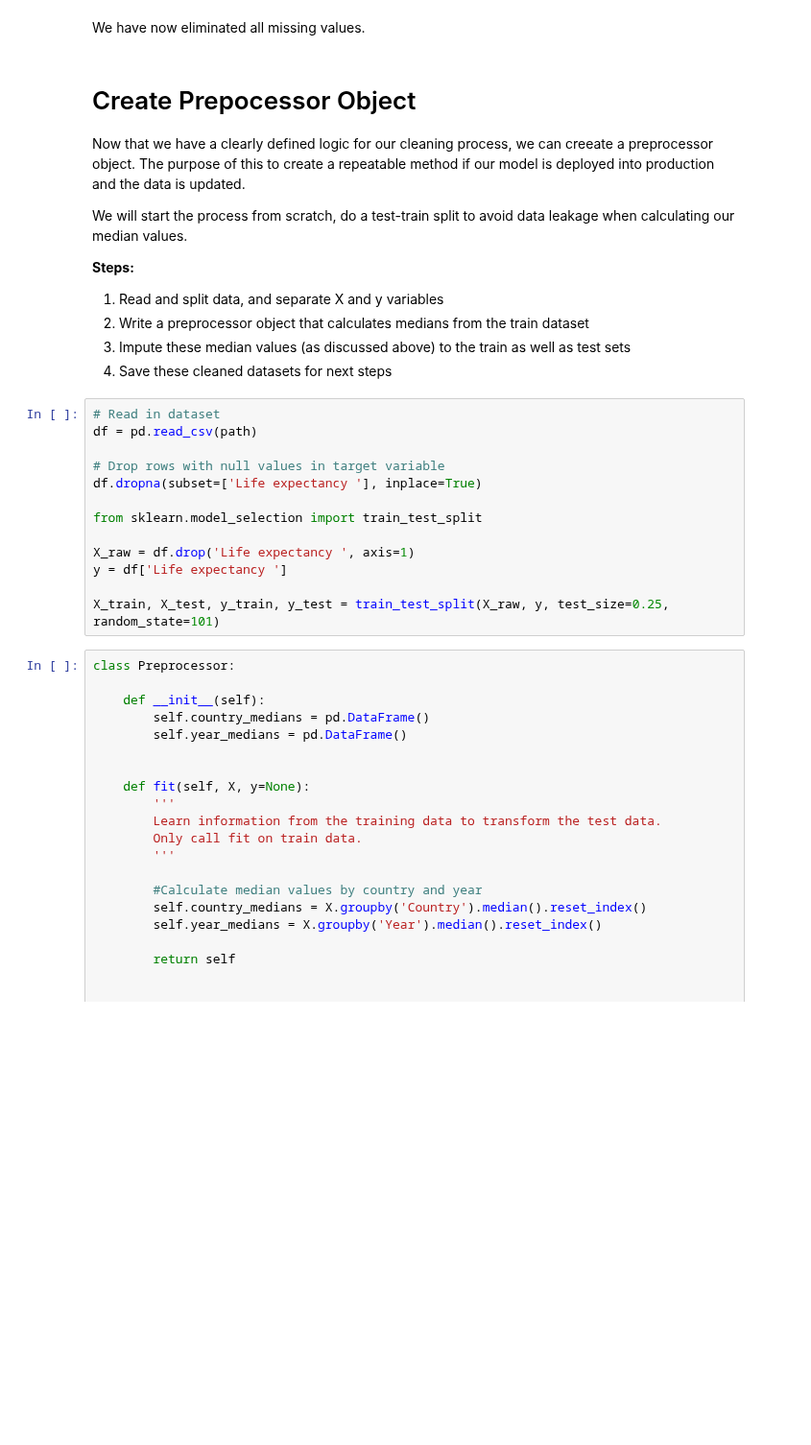
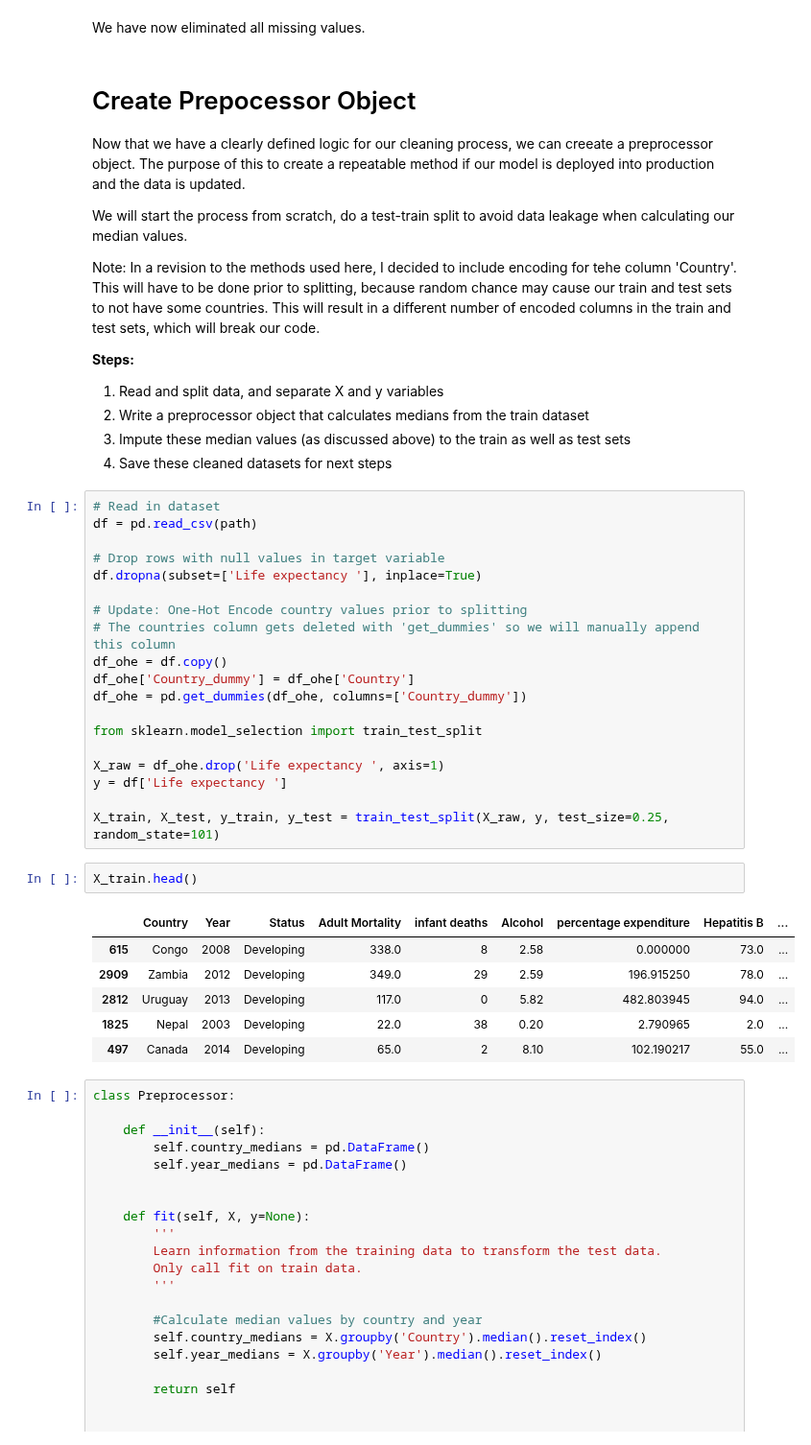
Before and after one commit to s-mushnoori/life-expectancy, a Jupyter notebook: Notebooks/1_cleaning.ipynb, the cells around one changed output. Shown at 96% size. Drawn from its saved outputs; the diff is of its cells as text; blank space fills up the shorter version.

Commit message:
Modified notebooks with encoding for country column

```diff
--- a/Notebooks/1_cleaning.ipynb
+++ b/Notebooks/1_cleaning.ipynb
@@ -254,6 +254,8 @@ Now that we have a clearly defined logic for our cleaning process, we can creeat
 
 We will start the process from scratch, do a test-train split to avoid data leakage when calculating our median values.
 
+Note: In a revision to the methods used here, I decided to include encoding for tehe column 'Country'. This will have to be done  prior to splitting, because random chance may cause our train and test sets to not have some countries. This will result in a different number of encoded columns in the train and test sets, which will break our code.
+
 **Steps:**
 
 1. Read and split data, and separate X and y variables
@@ -267,12 +269,27 @@ df = pd.read_csv(path)
 # Drop rows with null values in target variable
 df.dropna(subset=['Life expectancy '], inplace=True)
 
+# Update: One-Hot Encode country values prior to splitting
+# The countries column gets deleted with 'get_dummies' so we will manually append this column
+df_ohe = df.copy()
+df_ohe['Country_dummy'] = df_ohe['Country']
+df_ohe = pd.get_dummies(df_ohe, columns=['Country_dummy'])
+
 from sklearn.model_selection import train_test_split
 
-X_raw = df.drop('Life expectancy ', axis=1)
+X_raw = df_ohe.drop('Life expectancy ', axis=1)
 y = df['Life expectancy ']
 
 X_train, X_test, y_train, y_test = train_test_split(X_raw, y, test_size=0.25, random_state=101)
+# %%
+X_train.head()
+# %% [output]
+|  | Country | Year | Status | Adult Mortality | infant deaths | Alcohol | percentage expenditure | Hepatitis B | ... |
+| 615 | Congo | 2008 | Developing | 338.0 | 8 | 2.58 | 0.000000 | 73.0 | ... |
+| 2909 | Zambia | 2012 | Developing | 349.0 | 29 | 2.59 | 196.915250 | 78.0 | ... |
+| 2812 | Uruguay | 2013 | Developing | 117.0 | 0 | 5.82 | 482.803945 | 94.0 | ... |
+| 1825 | Nepal | 2003 | Developing | 22.0 | 38 | 0.20 | 2.790965 | 2.0 | ... |
+| 497 | Canada | 2014 | Developing | 65.0 | 2 | 8.10 | 102.190217 | 55.0 | ... |
 # %%
 class Preprocessor:
 
```
Also changed, not shown: 6 other files.
